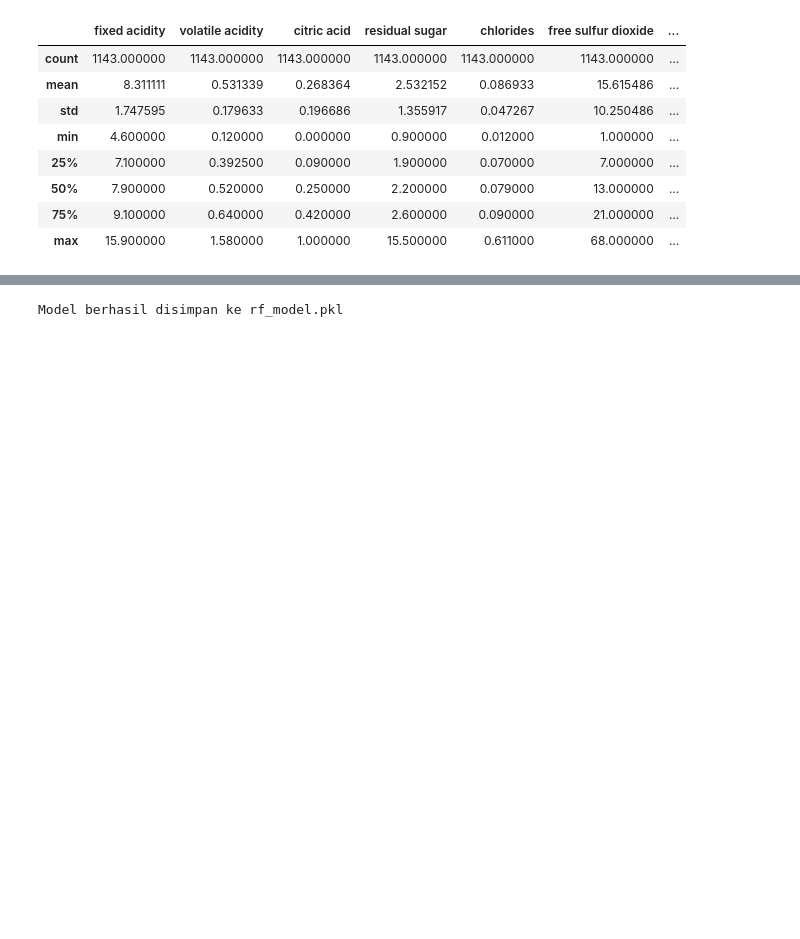
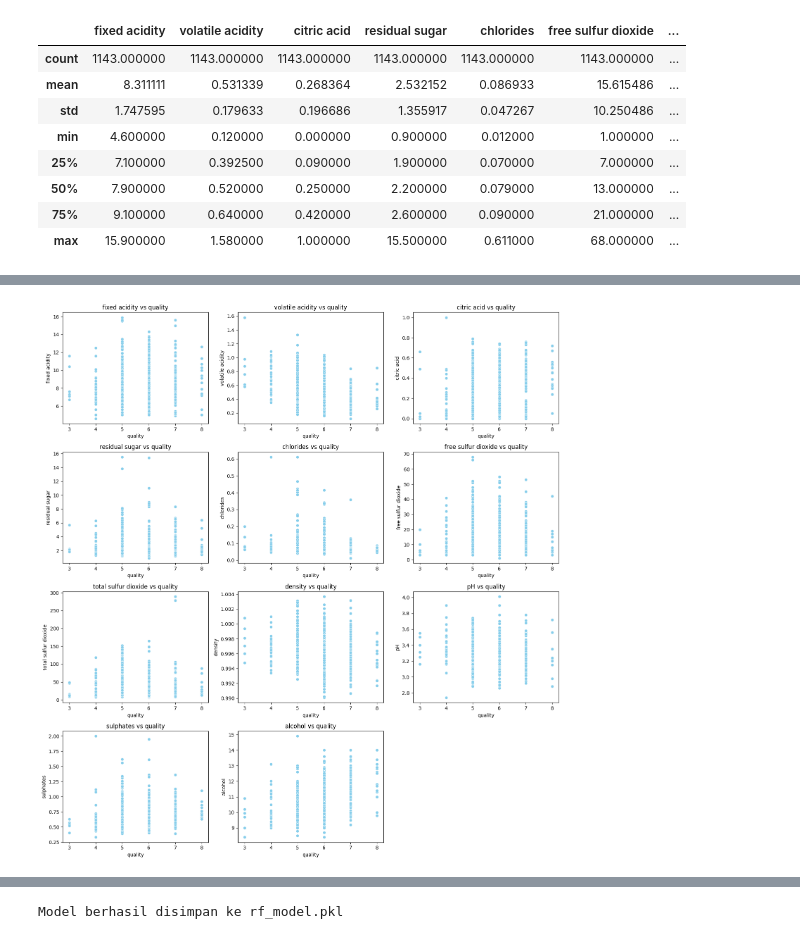
Before and after one commit to atifa1110/Wine-Quality, a Jupyter notebook: Predictive_Analytics_Wine.ipynb, the cells around one changed output, grey strips where cells are left out. Saved outputs shown, nothing was run; the diff lists cells and outputs as text; code cells hidden in the pictures; blank space fills up the shorter version.

```diff
--- a/Predictive_Analytics_Wine.ipynb
+++ b/Predictive_Analytics_Wine.ipynb
@@ -320,0 +257,27 @@ clean_df.drop(columns=ekstrem_cols, inplace=True)
+# %%
+# Asumsi target = 'quality'
+target = 'quality'
+
+# Buat figure grid
+num_cols = numeric_df.columns.drop(target)  # semua kolom numeric kecuali target
+n_cols = 3  # jumlah kolom per row
+n_rows = (len(num_cols) + n_cols - 1) // n_cols
+
+fig, axes = plt.subplots(n_rows, n_cols, figsize=(n_cols*5, n_rows*4))
+axes = axes.flatten()
+
+for i, col in enumerate(num_cols):
+    sns.scatterplot(x=numeric_df[target], y=numeric_df[col], ax=axes[i], color='skyblue')
+    axes[i].set_title(f'{col} vs {target}')
+    axes[i].set_xlabel(target)
+    axes[i].set_ylabel(col)
+
+# Hapus axes yang kosong kalau ada
+for j in range(i+1, len(axes)):
+    fig.delaxes(axes[j])
+
+plt.tight_layout()
+plt.savefig('multivariate_scatterplot.png', dpi=300, bbox_inches='tight')
+plt.show()
+# %% [output]
+[figure, added]
```
Also changed, not shown: parts of 104 cells of this notebook, 8 other files.
